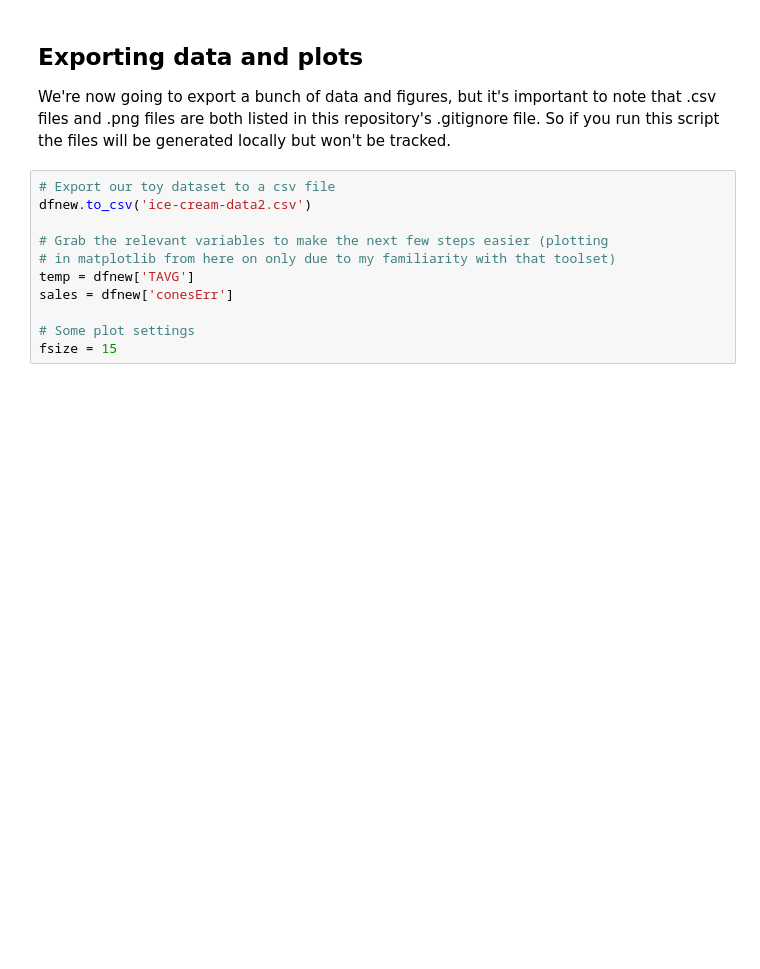
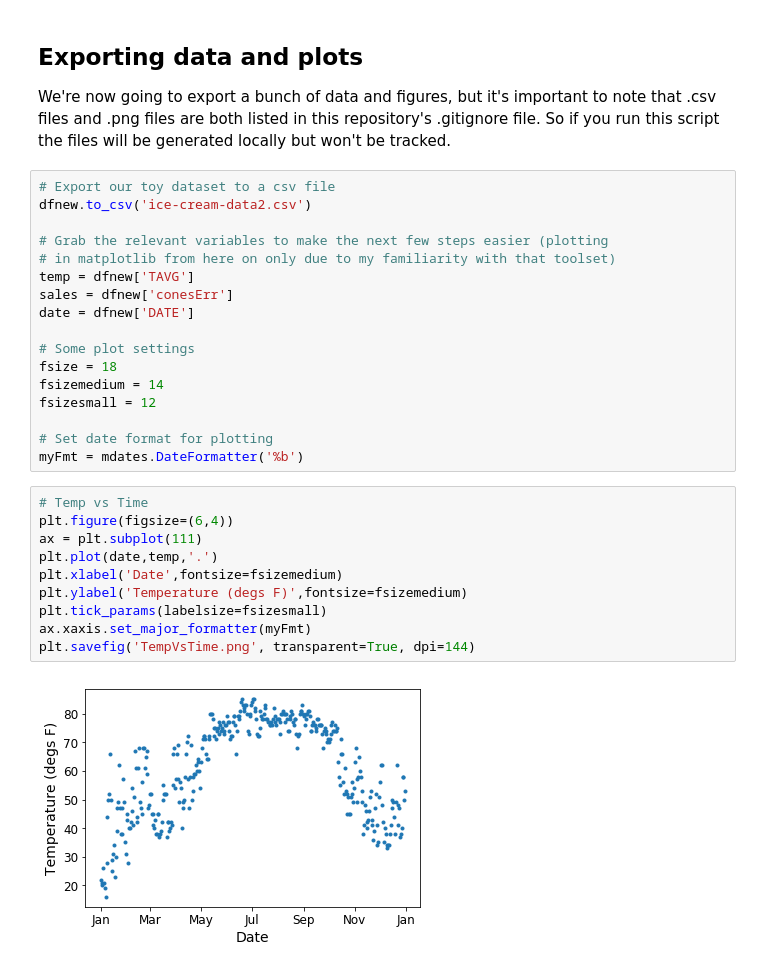
Before and after one commit to michellejw/cc-and-rsquared, a Jupyter notebook: ice-cream-data-2.ipynb, the cells around one changed output. Drawn from its saved outputs; the diff is of its cells as text; blank space fills up the shorter version.

```diff
--- a/ice-cream-data-2.ipynb
+++ b/ice-cream-data-2.ipynb
@@ -158,6 +159,24 @@ dfnew.to_csv('ice-cream-data2.csv')
 # in matplotlib from here on only due to my familiarity with that toolset)
 temp = dfnew['TAVG']
 sales = dfnew['conesErr']
+date = dfnew['DATE']
 
 # Some plot settings
-fsize = 15
+fsize = 18
+fsizemedium = 14
+fsizesmall = 12
+
+# Set date format for plotting
+myFmt = mdates.DateFormatter('%b')
+# %%
+# Temp vs Time
+plt.figure(figsize=(6,4))
+ax = plt.subplot(111)
+plt.plot(date,temp,'.')
+plt.xlabel('Date',fontsize=fsizemedium)
+plt.ylabel('Temperature (degs F)',fontsize=fsizemedium)
+plt.tick_params(labelsize=fsizesmall)
+ax.xaxis.set_major_formatter(myFmt)
+plt.savefig('TempVsTime.png', transparent=True, dpi=144)
+# %% [output]
+[figure, added]
```
Also changed, not shown: parts of 4 cells of this notebook, 1 other file.
